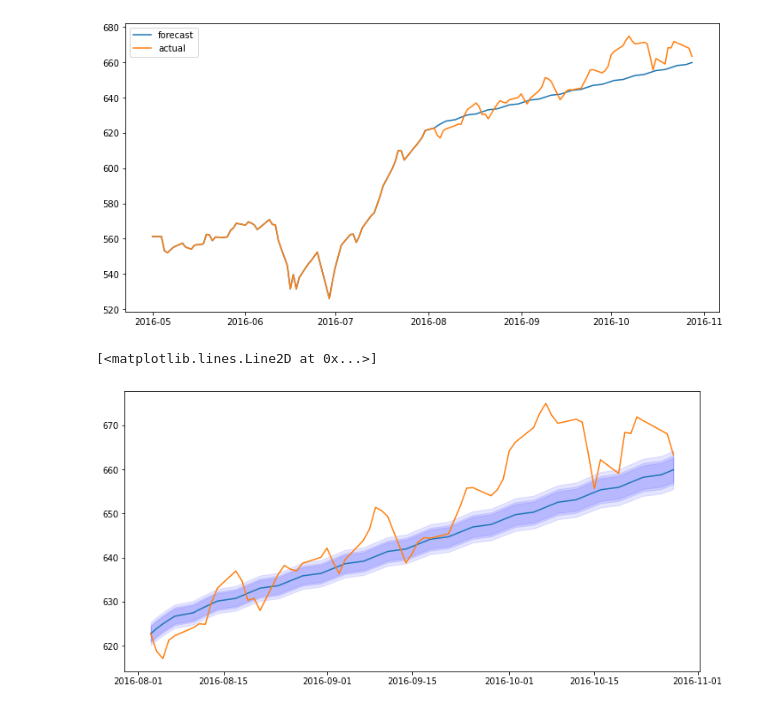
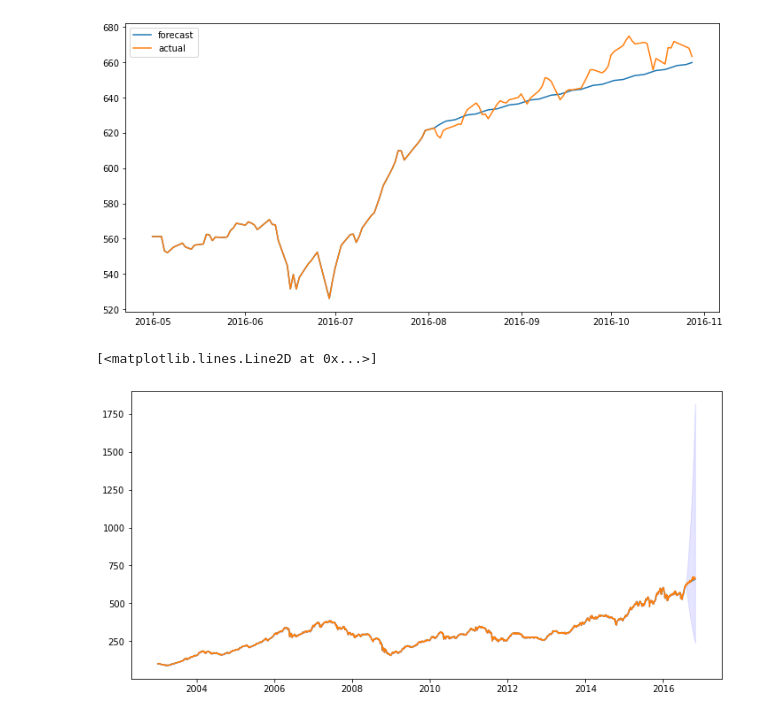
Before and after one commit to ulrikson/statistics-thesis, a Jupyter notebook: arch_evaluate.ipynb, the cells around one changed output. Cells and saved outputs as stored; diff of their text form; code cells hidden in the pictures.

Commit message:
upper and lower bound

```diff
--- a/arch_evaluate.ipynb
+++ b/arch_evaluate.ipynb
@@ -115,21 +115,16 @@ plt.legend()
 # %%
 # With confidence interval
 # HÖGST OSÄKER PÅ OM CI ÄR BERÄKNAD KORREKT I R
 
-plot_df = merged_df[-n_seq :]
+plot_df = merged_df
 
-x= plot_df.index
+x = plot_df.index
 y = plot_df['forecast']
-ci_90 = 1.64*plot_df['mean_error']
-ci_95 = 1.96*plot_df['mean_error']
-ci_99 = 2.58*plot_df['mean_error']
 
 plt.figure(figsize=(12, 6))
 plt.plot(x,y)
-plt.fill_between(x, (y-ci_90), (y+ci_90), color='blue', alpha=0.1)
-plt.fill_between(x, (y-ci_95), (y+ci_95), color='blue', alpha=0.1)
-plt.fill_between(x, (y-ci_99), (y+ci_99), color='blue', alpha=0.1)
+plt.fill_between(x, plot_df['lower'], plot_df['upper'], color='blue', alpha=0.1)
 plt.plot(plot_df['Close'], label="actual")
 # %% [output]
 [<matplotlib.lines.Line2D at 0x...>]
-[figure, old version]
+[figure, new version]
```
Also changed, not shown: parts of 3 cells of this notebook, 2 other files.
